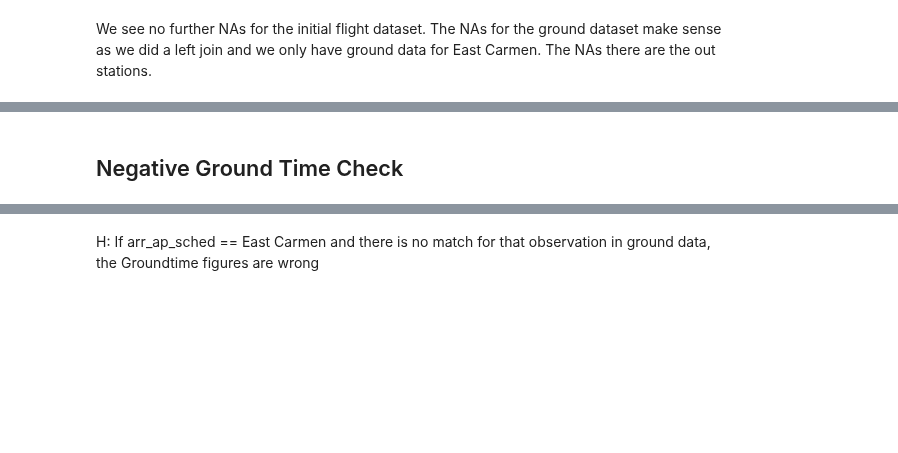
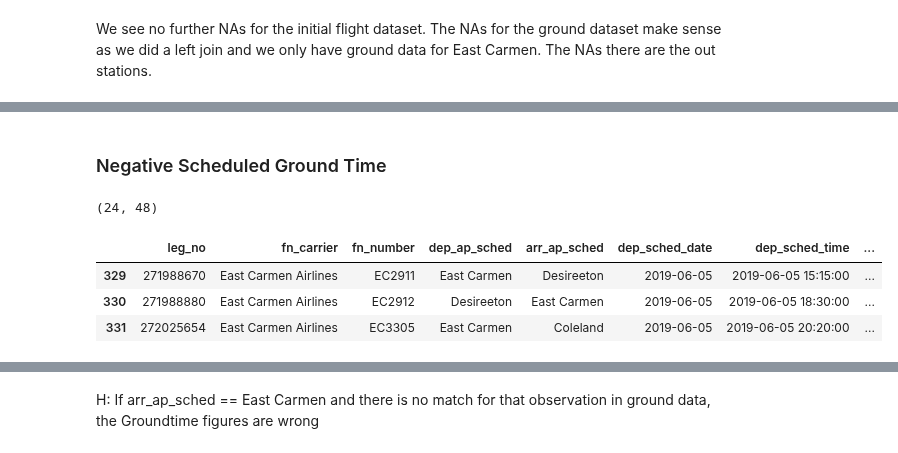
Before and after one commit to Paul1911/Delay-Prediction, a Jupyter notebook: notebooks/1raw_eda.ipynb, the cells around one changed output, grey strips where cells are left out. Drawn from its saved outputs; the diff is of its cells as text; code cells hidden in the pictures; blank space fills up the shorter version.

```diff
--- a/notebooks/1raw_eda.ipynb
+++ b/notebooks/1raw_eda.ipynb
@@ -598,2 +614,20 @@ full_df.to_csv('../data/processed/manual_check_20220522.csv')
 # %% [markdown]
-## Negative Ground Time Check
+### Negative Scheduled Ground Time
+# %%
+neg_sched_groundtime = full_df[(full_df['Sched Groundtime']<1) & (full_df['rows_to_drop'] == 0)  & (full_df['rows_to_drop_grounddelay'] == 0 )]
+neg_sched_groundtime.shape
+# So generally, we only have few rows which still have negative scheduled groundtime.
+# %% [output]
+(24, 48)
+# %%
+# Let's have a look at the observations and surrounding flights
+# get indices of negative scheduled ground time
+idx = neg_sched_groundtime.index
+
+# Going through the rows
+full_df.iloc[idx[0]-1 : idx[0]+2]
+# %% [output]
+|  | leg_no | fn_carrier | fn_number | dep_ap_sched | arr_ap_sched | dep_sched_date | dep_sched_time | ... |
+| 329 | 271988670 | East Carmen Airlines | EC2911 | East Carmen | Desireeton | 2019-06-05 | 2019-06-05 15:15:00 | ... |
+| 330 | 271988880 | East Carmen Airlines | EC2912 | Desireeton | East Carmen | 2019-06-05 | 2019-06-05 18:30:00 | ... |
+| 331 | 272025654 | East Carmen Airlines | EC3305 | East Carmen | Coleland | 2019-06-05 | 2019-06-05 20:20:00 | ... |
```
Also changed, not shown: parts of 19 cells of this notebook.
